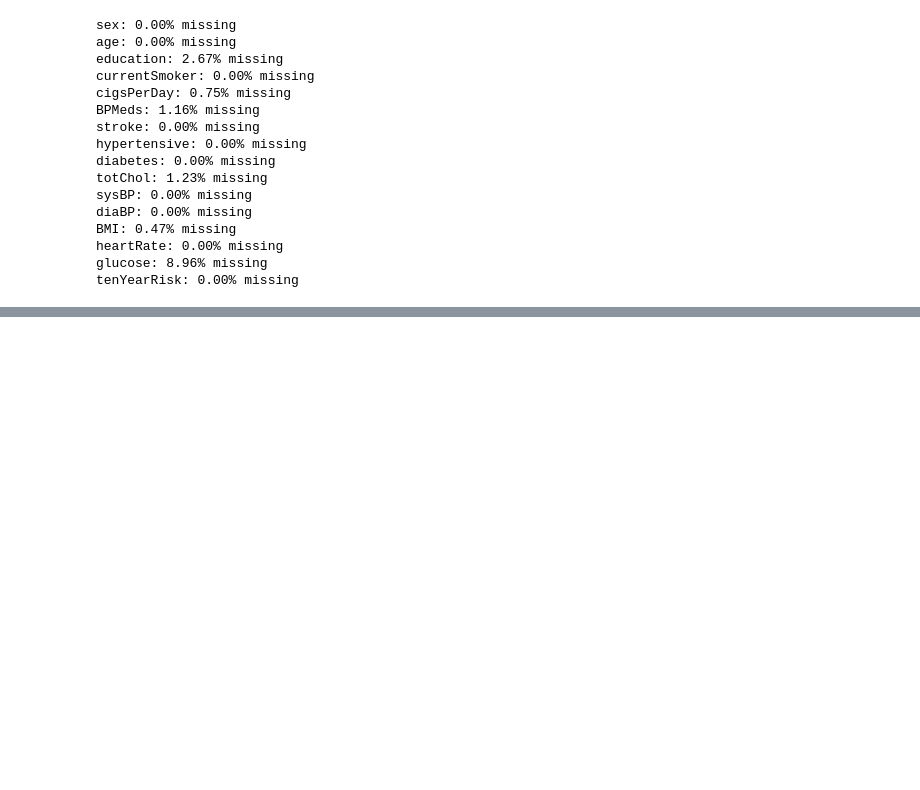
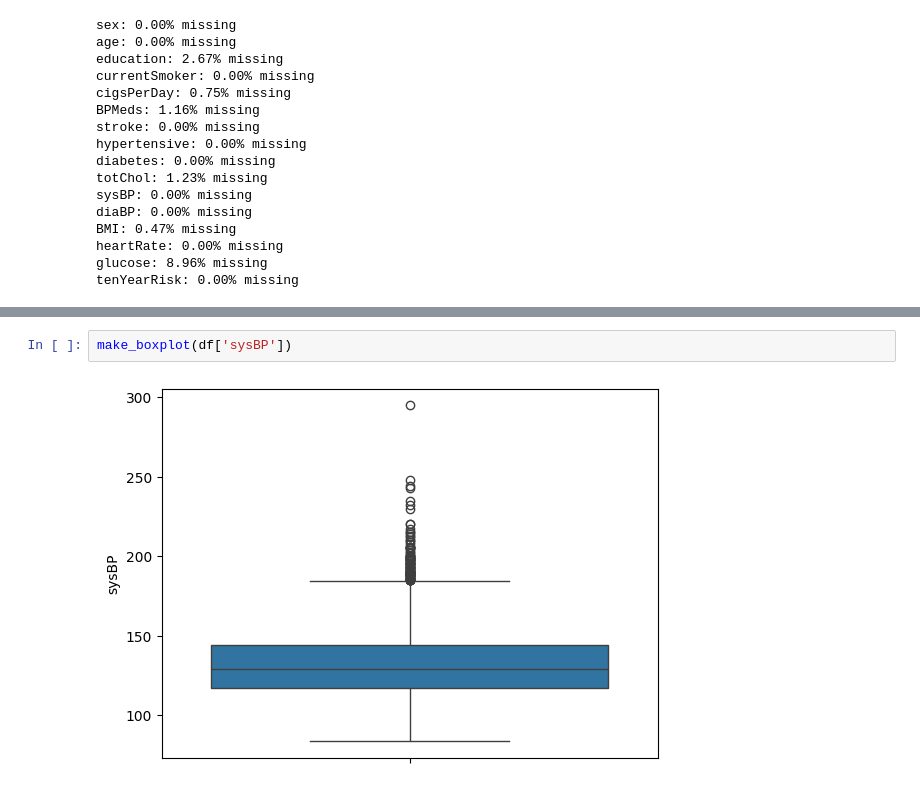
Before and after one commit to kelseymatsik/project_chd, a Jupyter notebook: data_cleaning.ipynb, the cells around one changed output, grey strips where cells are left out. Drawn from its saved outputs; the diff is of its cells as text; blank space fills up the shorter version.

```diff
--- a/data_cleaning.ipynb
+++ b/data_cleaning.ipynb
@@ -201,0 +230,4 @@ totChol_missing = df[df['totChol'].isnull()]
+# %%
+make_boxplot(df['sysBP'])
+# %% [output]
+[figure, added]
```
Also changed, not shown: parts of 22 cells of this notebook.
